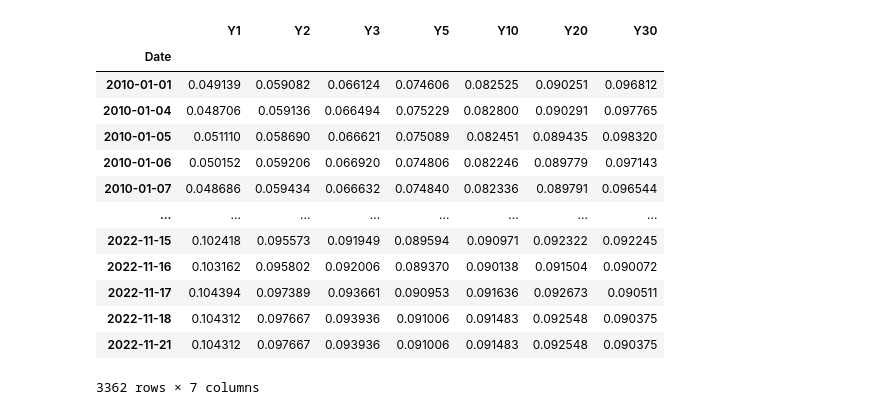
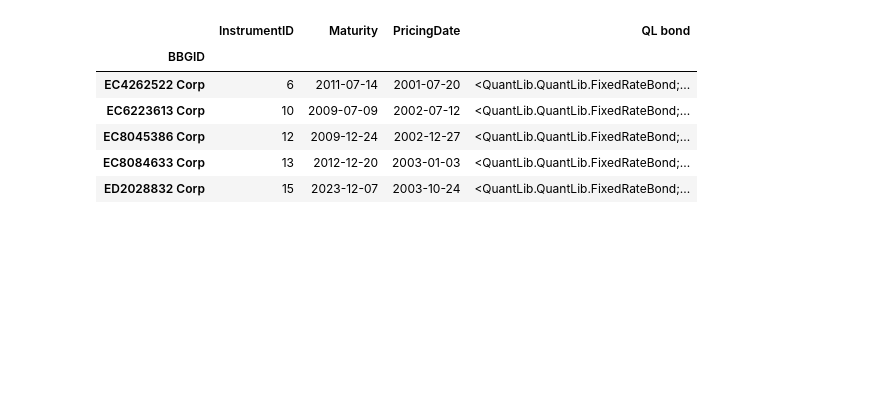
Before and after one commit to akaufman22/mbono-firv, a Jupyter notebook: Backtest.ipynb, the cells around one changed output. Cells and saved outputs as stored; diff of their text form; code cells hidden in the pictures; blank space fills up the shorter version.

```diff
--- a/Backtest.ipynb
+++ b/Backtest.ipynb
@@ -214,4 +409,16 @@ def define_ql_bonds_bulk(instrument_ids, id_type='BBGID'):
 # %%
 con = sqlite3.connect("./db/MBONOdata.db")
 query = """SELECT DISTINCT BBGId, InstrumentID, Maturity, PricingDate from Instruments WHERE Maturity > 2010-01-01;"""
 df = pd.read_sql_query(query, con, parse_dates=['PricingDate', 'Maturity'])
+bonds = define_ql_bonds_bulk(list(df['BBGID'].values), id_type='BBGID')
+df['QL bond'] = bonds
+df.set_index('BBGID', inplace=True)
+df.head()
+# %% [output]
+|  | InstrumentID | Maturity | PricingDate | QL bond |
+| BBGID |  |  |  |  |
+| EC4262522 Corp | 6 | 2011-07-14 | 2001-07-20 | <QuantLib.QuantLib.FixedRateBond;... |
+| EC6223613 Corp | 10 | 2009-07-09 | 2002-07-12 | <QuantLib.QuantLib.FixedRateBond;... |
+| EC8045386 Corp | 12 | 2009-12-24 | 2002-12-27 | <QuantLib.QuantLib.FixedRateBond;... |
+| EC8084633 Corp | 13 | 2012-12-20 | 2003-01-03 | <QuantLib.QuantLib.FixedRateBond;... |
+| ED2028832 Corp | 15 | 2023-12-07 | 2003-10-24 | <QuantLib.QuantLib.FixedRateBond;... |
@@ -224,18 +424,0 @@ df_zc = pd.read_sql_query(query, con, parse_dates=['Date'],
-# %%
-df_zc.drop('ZeroCurveID', axis=1, inplace=True, errors='ignore')
-df_zc
-# %% [output]
-|  | Y1 | Y2 | Y3 | Y5 | Y10 | Y20 | Y30 |
-| Date |  |  |  |  |  |  |  |
-| 2010-01-01 | 0.049139 | 0.059082 | 0.066124 | 0.074606 | 0.082525 | 0.090251 | 0.096812 |
-| 2010-01-04 | 0.048706 | 0.059136 | 0.066494 | 0.075229 | 0.082800 | 0.090291 | 0.097765 |
-| 2010-01-05 | 0.051110 | 0.058690 | 0.066621 | 0.075089 | 0.082451 | 0.089435 | 0.098320 |
-| 2010-01-06 | 0.050152 | 0.059206 | 0.066920 | 0.074806 | 0.082246 | 0.089779 | 0.097143 |
-| 2010-01-07 | 0.048686 | 0.059434 | 0.066632 | 0.074840 | 0.082336 | 0.089791 | 0.096544 |
-| ... | ... | ... | ... | ... | ... | ... | ... |
-| 2022-11-15 | 0.102418 | 0.095573 | 0.091949 | 0.089594 | 0.090971 | 0.092322 | 0.092245 |
-| 2022-11-16 | 0.103162 | 0.095802 | 0.092006 | 0.089370 | 0.090138 | 0.091504 | 0.090072 |
-| 2022-11-17 | 0.104394 | 0.097389 | 0.093661 | 0.090953 | 0.091636 | 0.092673 | 0.090511 |
-| 2022-11-18 | 0.104312 | 0.097667 | 0.093936 | 0.091006 | 0.091483 | 0.092548 | 0.090375 |
-| 2022-11-21 | 0.104312 | 0.097667 | 0.093936 | 0.091006 | 0.091483 | 0.092548 | 0.090375 |
-3362 rows × 7 columns
```
Also changed, not shown: parts of 65 cells of this notebook.
